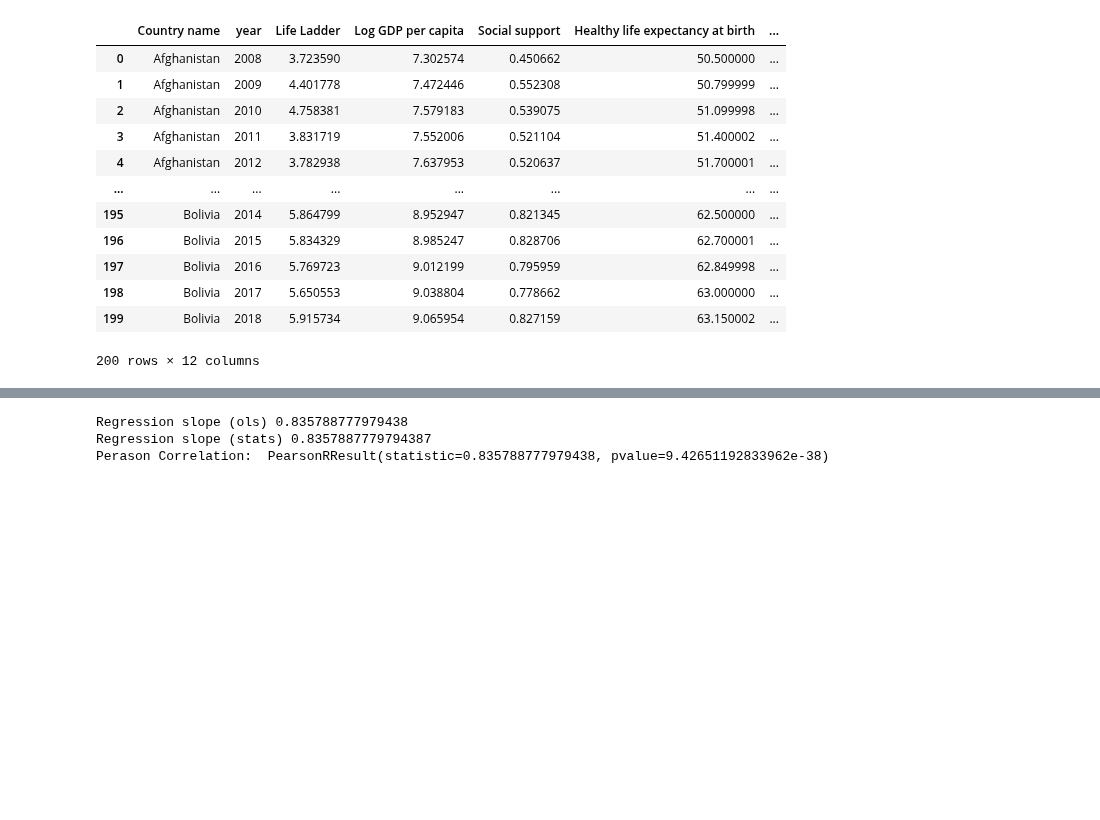
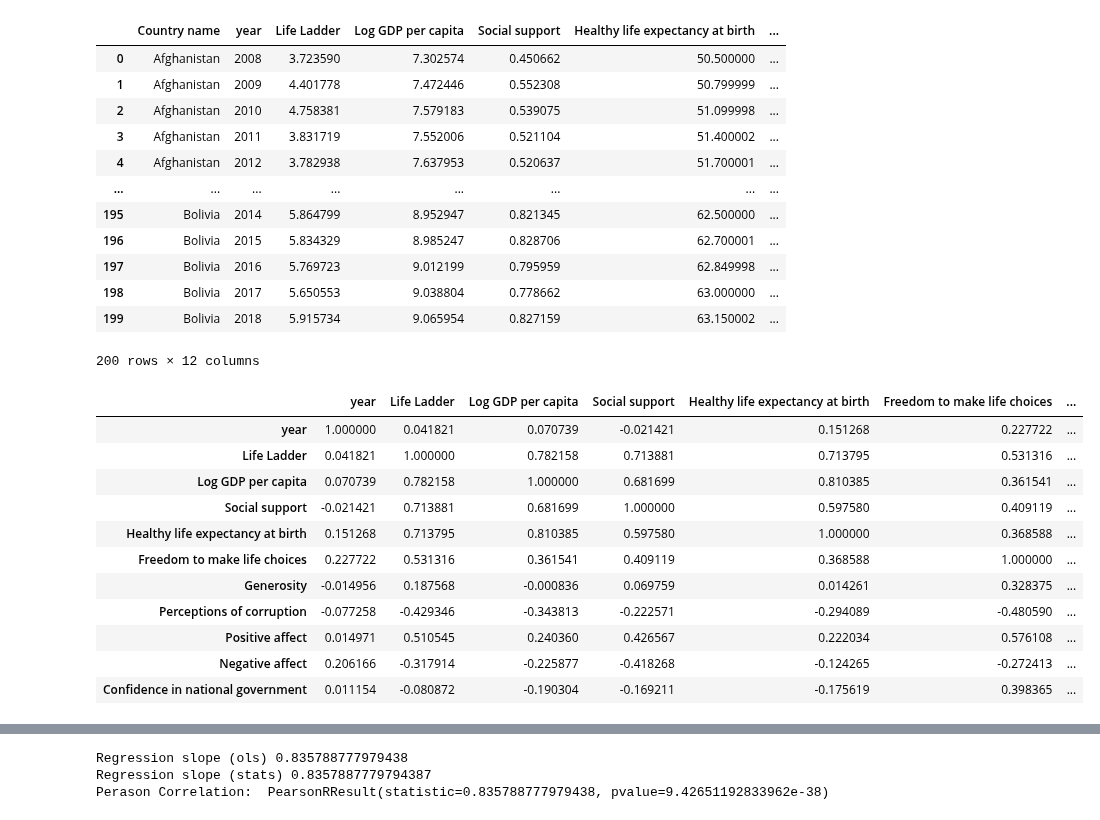
Before and after one commit to muratfirat78/CPP_Datasets, a Jupyter notebook: DUP_Lecture1_Statistics.ipynb, the cells around one changed output, grey strips where cells are left out. Drawn from its saved outputs; the diff is of its cells as text; code cells hidden in the pictures; blank space fills up the shorter version.

```diff
--- a/DUP_Lecture1_Statistics.ipynb
+++ b/DUP_Lecture1_Statistics.ipynb
@@ -1017,3 +1183,21 @@ df.head(200)
 | 198 | Bolivia | 2017 | 5.650553 | 9.038804 | 0.778662 | 63.000000 | ... |
 | 199 | Bolivia | 2018 | 5.915734 | 9.065954 | 0.827159 | 63.150002 | ... |
 200 rows × 12 columns
+# %%
+df_num = df.drop(['Country name'], axis=1)
+corr = df_num.corr()
+corr.style.background_gradient(cmap='coolwarm')
+# 'RdBu_r', 'BrBG_r', & PuOr_r are other good diverging colormaps
+# %% [output]
+|  | year | Life Ladder | Log GDP per capita | Social support | Healthy life expectancy at birth | Freedom to make life choices | ... |
+| year | 1.000000 | 0.041821 | 0.070739 | -0.021421 | 0.151268 | 0.227722 | ... |
+| Life Ladder | 0.041821 | 1.000000 | 0.782158 | 0.713881 | 0.713795 | 0.531316 | ... |
+| Log GDP per capita | 0.070739 | 0.782158 | 1.000000 | 0.681699 | 0.810385 | 0.361541 | ... |
+| Social support | -0.021421 | 0.713881 | 0.681699 | 1.000000 | 0.597580 | 0.409119 | ... |
+| Healthy life expectancy at birth | 0.151268 | 0.713795 | 0.810385 | 0.597580 | 1.000000 | 0.368588 | ... |
+| Freedom to make life choices | 0.227722 | 0.531316 | 0.361541 | 0.409119 | 0.368588 | 1.000000 | ... |
+| Generosity | -0.014956 | 0.187568 | -0.000836 | 0.069759 | 0.014261 | 0.328375 | ... |
+| Perceptions of corruption | -0.077258 | -0.429346 | -0.343813 | -0.222571 | -0.294089 | -0.480590 | ... |
+| Positive affect | 0.014971 | 0.510545 | 0.240360 | 0.426567 | 0.222034 | 0.576108 | ... |
+| Negative affect | 0.206166 | -0.317914 | -0.225877 | -0.418268 | -0.124265 | -0.272413 | ... |
+| Confidence in national government | 0.011154 | -0.080872 | -0.190304 | -0.169211 | -0.175619 | 0.398365 | ... |
```
Also changed, not shown: parts of 3 cells of this notebook.
